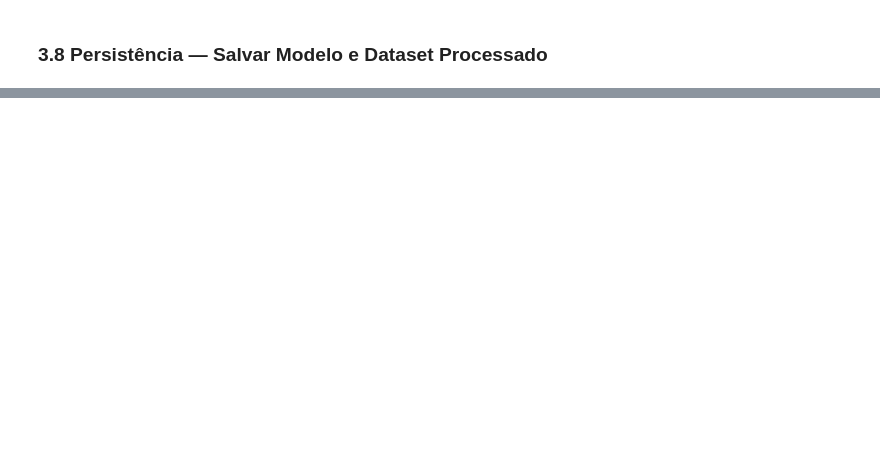
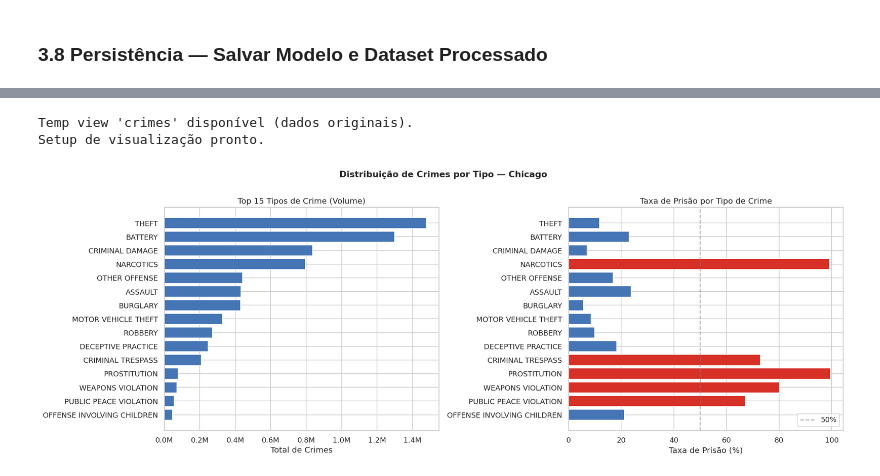
Before and after one commit to Lookhuz/big-data, a Jupyter notebook: notebooks/projeto_big_data.ipynb, the cells around one changed output, grey strips where cells are left out. Drawn from its saved outputs; the diff is of its cells as text; code cells hidden in the pictures; blank space fills up the shorter version.

```diff
--- a/notebooks/projeto_big_data.ipynb
+++ b/notebooks/projeto_big_data.ipynb
@@ -140,16 +140,20 @@ df = df.withColumn("Hour",      hour("Date_ts"))
 df = df.withColumn("DayOfWeek", dayofweek("Date_ts"))
 df = df.withColumn("Month",     month("Date_ts"))
 
-# Variável alvo: Arrest como inteiro (0/1)
-df = df.withColumn("Arrest_label", col("Arrest").cast(IntegerType()))
+# Variável alvo: Arrest como inteiro (0/1) — coluna é string "True"/"False", não booleana
+df = df.withColumn("Arrest_label", (col("Arrest") == "True").cast(IntegerType()))
 
 # Domestic como inteiro
-df = df.withColumn("Domestic_int", col("Domestic").cast(IntegerType()))
+df = df.withColumn("Domestic_int", (col("Domestic") == "True").cast(IntegerType()))
 
 # Tipos numéricos para colunas de área/setor
 df = df.withColumn("District",       col("District").cast(IntegerType()))
 df = df.withColumn("Beat",           col("Beat").cast(IntegerType()))
 df = df.withColumn("Community Area", col("Community Area").cast(IntegerType()))
+
+# Latitude e Longitude precisam ser numéricas para o VectorAssembler
+df = df.withColumn("Latitude",  col("Latitude").cast(DoubleType()))
+df = df.withColumn("Longitude", col("Longitude").cast(DoubleType()))
 # %%
 # Seleciona apenas as colunas relevantes para o modelo
 FEATURE_COLS = [
@@ -233,0 +316,6 @@ df_balanced.groupBy(TARGET_COL).count().orderBy(TARGET_COL).show()
+# %%
+# Checkpoint: salva df_balanced antes da seção de ML
+# Se o Spark cair durante o treino, não precisa reprocessar tudo do zero
+BALANCED_PATH = "/home/jovyan/work/data_parquet/crimes_balanced"
+df_balanced.write.mode("overwrite").parquet(BALANCED_PATH)
+print(f"Checkpoint salvo em: {BALANCED_PATH}")
@@ -377,0 +545,57 @@ print(f"Dataset salvo em: {BALANCED_PATH}")
+# %%
+import matplotlib.pyplot as plt
+import matplotlib.ticker as mticker
+import seaborn as sns
+import numpy as np
+import pandas as pd
+
+sns.set_theme(style="whitegrid", palette="muted")
+plt.rcParams.update({"figure.dpi": 120, "font.size": 11})
+SAVE_DIR = "/home/jovyan/work/data_parquet/"
+
+# Garante que a temp view existe mesmo se o Spark foi reiniciado na sessão anterior
+try:
+    spark.sql("SELECT 1 FROM crimes LIMIT 1")
+    print("Temp view 'crimes' disponível (dados originais).")
+except Exception:
+    print("Temp view ausente — recriando a partir do Parquet balanceado...")
+    _df_viz = spark.read.parquet(SAVE_DIR + "crimes_balanced")
+    _df_viz.createOrReplaceTempView("crimes")
+    print("Temp view recriada (dados balanceados — Arrest 50/50).")
+
+print("Setup de visualização pronto.")
+# %% [output]
+Temp view 'crimes' disponível (dados originais).
+Setup de visualização pronto.
+# %%
+# --- 4.1 Distribuição de Crimes por Tipo ---
+df_crimes_pd = spark.sql("""
+    SELECT `Primary Type`,
+           COUNT(*)                                        AS total_crimes,
+           ROUND(SUM(Arrest_label) / COUNT(*) * 100, 2)  AS arrest_rate_pct
+    FROM crimes
+    GROUP BY `Primary Type`
+    ORDER BY total_crimes DESC
+    LIMIT 15
+""").toPandas().iloc[::-1].reset_index(drop=True)
+
+fig, axes = plt.subplots(1, 2, figsize=(17, 6))
+
+axes[0].barh(df_crimes_pd["Primary Type"], df_crimes_pd["total_crimes"], color="#4575b4")
+axes[0].set_xlabel("Total de Crimes")
+axes[0].set_title("Top 15 Tipos de Crime (Volume)")
+axes[0].xaxis.set_major_formatter(mticker.FuncFormatter(lambda x, _: f"{x/1e6:.1f}M"))
+
+colors = ["#d73027" if r > 50 else "#4575b4" for r in df_crimes_pd["arrest_rate_pct"]]
+axes[1].barh(df_crimes_pd["Primary Type"], df_crimes_pd["arrest_rate_pct"], color=colors)
+axes[1].set_xlabel("Taxa de Prisão (%)")
+axes[1].set_title("Taxa de Prisão por Tipo de Crime")
+axes[1].axvline(50, color="gray", linestyle="--", alpha=0.6, label="50%")
+axes[1].legend(loc="lower right")
+
+plt.suptitle("Distribuição de Crimes por Tipo — Chicago", fontsize=13, fontweight="bold", y=1.01)
+plt.tight_layout()
+plt.savefig(SAVE_DIR + "chart_01_crime_types.png", bbox_inches="tight")
+plt.show()
+# %% [output]
+[figure, added]
```
Also changed, not shown: parts of 25 cells of this notebook.
